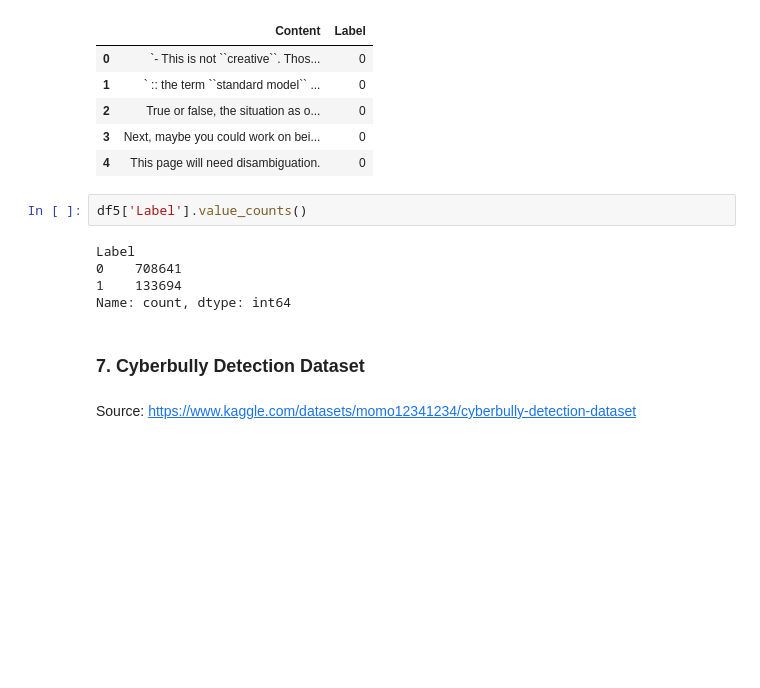
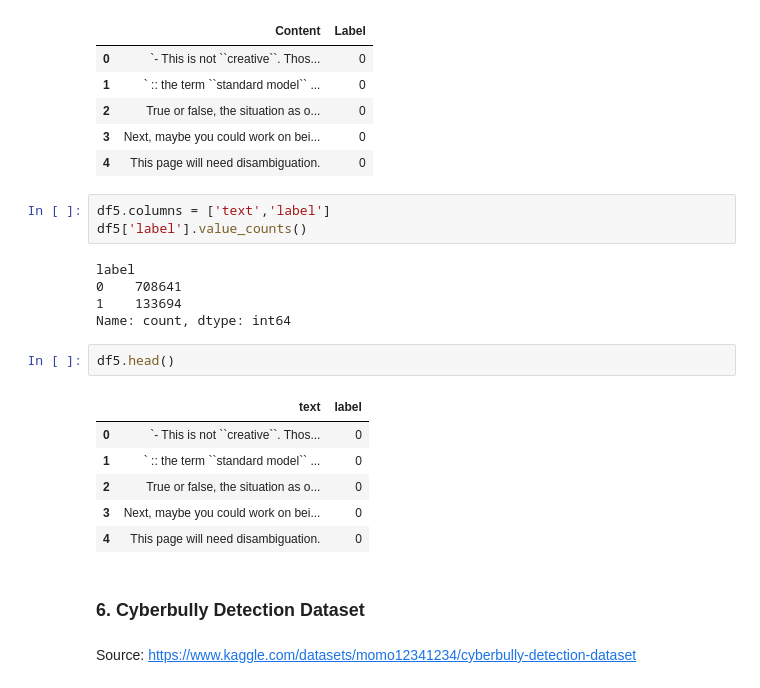
Before and after one commit to AbdulManaf12/Hate-Speech-Detection, a Jupyter notebook: Dataset Statistics/dataset_merging.ipynb, the cells around one changed output. Saved outputs shown, nothing was run; the diff lists cells and outputs as text; blank space fills up the shorter version.

```diff
--- a/Dataset Statistics/dataset_merging.ipynb
+++ b/Dataset Statistics/dataset_merging.ipynb
@@ -210,15 +210,25 @@ df5.head()
 | 2 | True or false, the situation as o... | 0 |
 | 3 | Next, maybe you could work on bei... | 0 |
 | 4 | This page will need disambiguation. | 0 |
-# %%
-df5['Label'].value_counts()
-# %% [output]
-Label
-0    708641
-1    133694
-Name: count, dtype: int64
+# %%
+df5.columns = ['text','label']
+df5['label'].value_counts()
+# %% [output]
+label
+0    708641
+1    133694
+Name: count, dtype: int64
+# %%
+df5.head()
+# %% [output]
+|  | text | label |
+| 0 | `- This is not ``creative``. Thos... | 0 |
+| 1 | ` :: the term ``standard model`` ... | 0 |
+| 2 | True or false, the situation as o... | 0 |
+| 3 | Next, maybe you could work on bei... | 0 |
+| 4 | This page will need disambiguation. | 0 |
 # %% [markdown]
-### 7. Cyberbully Detection Dataset
+### 6. Cyberbully Detection Dataset
 # %% [markdown]
 Source: https://www.kaggle.com/datasets/momo12341234/cyberbully-detection-dataset
 # %%
```
Also changed, not shown: parts of 5 cells of this notebook.
